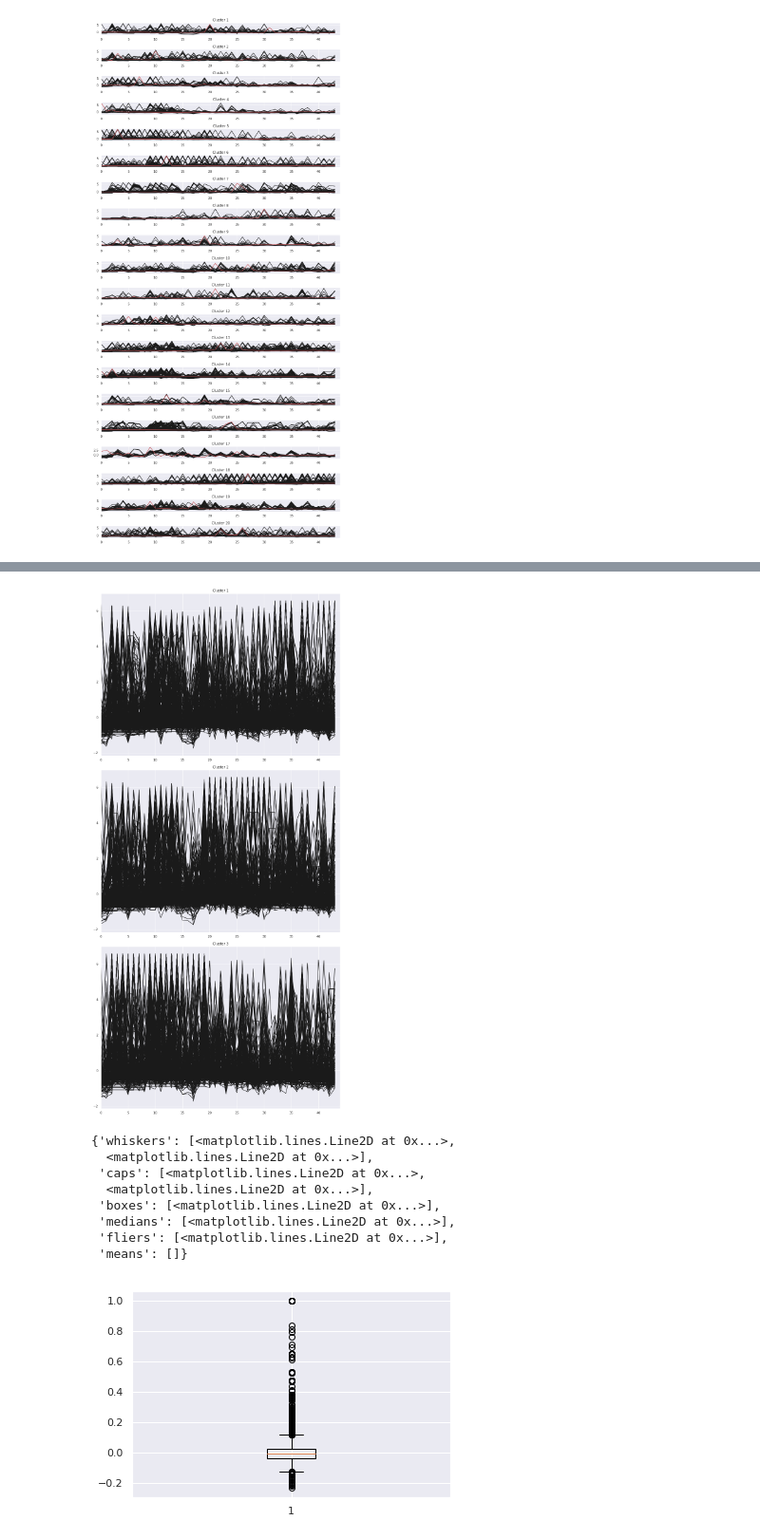
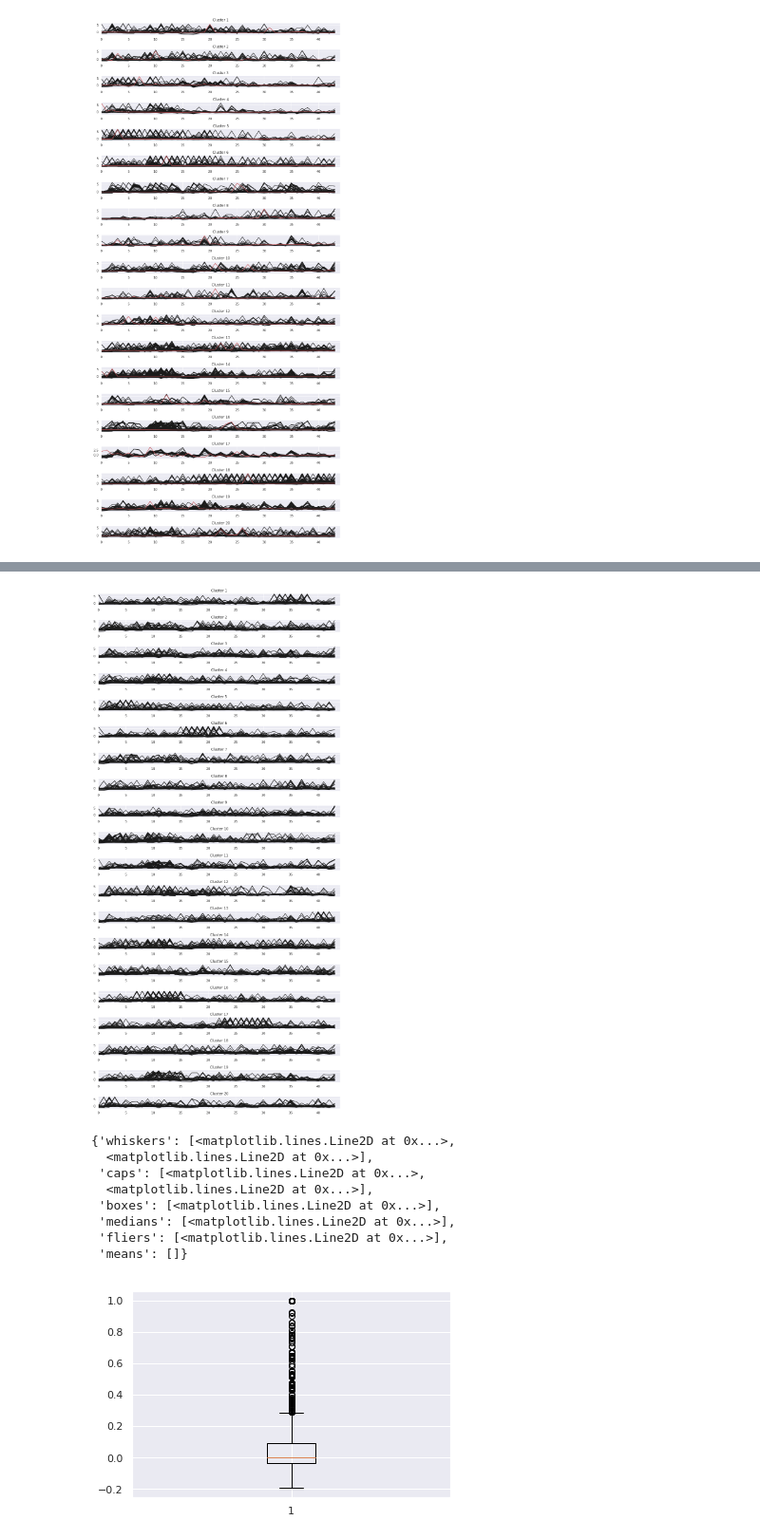
Before and after one commit to rodrigorivera/nr_clustering, a Jupyter notebook: notebooks/clustering_methods.ipynb, the cells around one changed output, grey strips where cells are left out. Shown at 95% size. Drawn from its saved outputs; the diff is of its cells as text; code cells hidden in the pictures.

```diff
--- a/notebooks/clustering_methods.ipynb
+++ b/notebooks/clustering_methods.ipynb
@@ -208,18 +175,25 @@ Init 20
+# %%
+sz = X_train.shape[1]
+gak_km = GlobalAlignmentKernelKMeans(n_clusters=20,
+                                     sigma=sigma_gak(X_train),
+                                     n_init=20, verbose=False,
+                                     random_state=seed)
+y_pred = gak_km.fit_predict(X_train)
 # %%
 plot_data(gak_km, X_train, y_pred, sz, gak_km.n_clusters)
 # %% [output]
-[figure, old version]
+[figure, new version]
 # %%
-scores = compute_scores(gak_km, X_train, y_pred, centroid=False)
+scores_km_shifted = compute_scores(gak_km, X_train, y_pred, centroid=False)
 # %%
-plt.boxplot(scores)
+plt.boxplot(scores_km_shifted)
 # %% [output]
 {'whiskers': [<matplotlib.lines.Line2D at 0x...>,
   <matplotlib.lines.Line2D at 0x...>],
  'caps': [<matplotlib.lines.Line2D at 0x...>,
   <matplotlib.lines.Line2D at 0x...>],
  'boxes': [<matplotlib.lines.Line2D at 0x...>],
  'medians': [<matplotlib.lines.Line2D at 0x...>],
  'fliers': [<matplotlib.lines.Line2D at 0x...>],
  'means': []}
-[figure, old version]
+[figure, new version]
```
Also changed, not shown: parts of 6 cells of this notebook.
